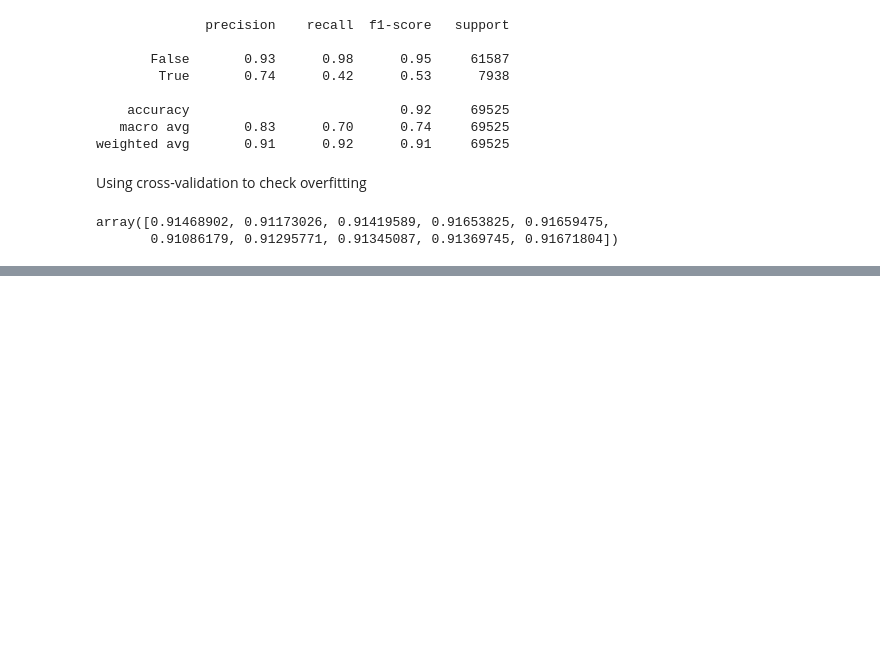
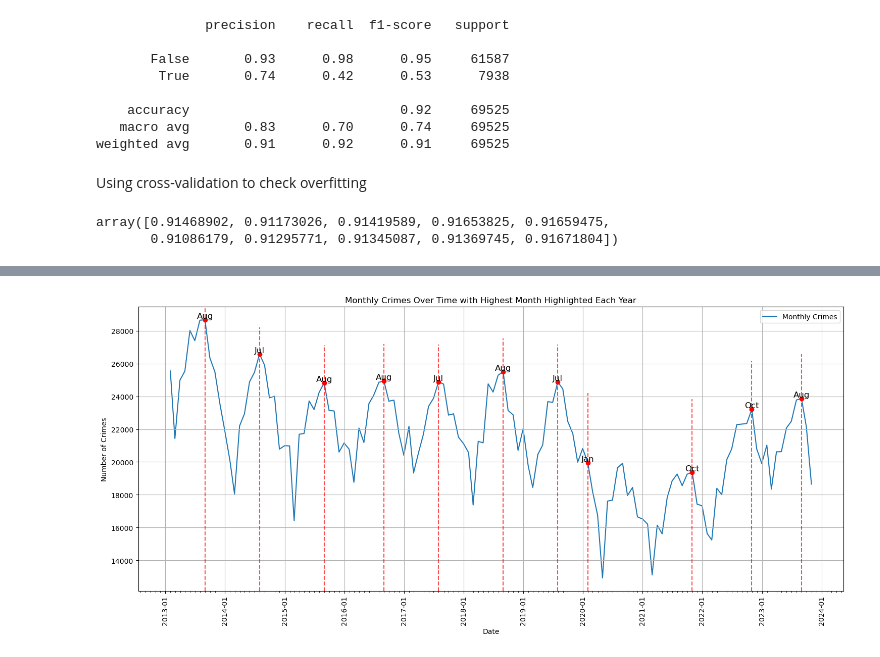
Before and after one commit to AayushG159/CS418-Crime-Root-Detectives, a Jupyter notebook: progress_report.ipynb, the cells around one changed output, grey strips where cells are left out. Cells and saved outputs as stored; diff of their text form; code cells hidden in the pictures; blank space fills up the shorter version.

```diff
--- a/progress_report.ipynb
+++ b/progress_report.ipynb
@@ -290,0 +392,31 @@ array([0.91468902, 0.91173026, 0.91419589, 0.91653825, 0.91659475,
+# %%
+crimes['datef'] = pd.to_datetime(crimes['date'])
+crimes.set_index('datef', inplace=True)
+monthly_crimes = crimes.resample('M').size()
+
+annual_max = monthly_crimes.resample('A').max()
+
+max_crime_months = monthly_crimes[monthly_crimes.isin(annual_max)]
+
+plt.figure(figsize=(15, 7))
+plt.plot(monthly_crimes.index, monthly_crimes, label='Monthly Crimes', zorder=1)
+
+for date, value in max_crime_months.items():
+    plt.scatter(date, value, color='red', zorder=2)
+    plt.axvline(x=date, color='red', linestyle='--', alpha=0.7, ymin=0, ymax=(value/monthly_crimes.max()), zorder=2)
+
+    plt.text(date, value, date.strftime('%b'), color='black', fontsize=12, ha='center', va='bottom')
+
+plt.gca().xaxis.set_major_formatter(mdates.DateFormatter('%Y-%m'))
+plt.gca().xaxis.set_major_locator(mdates.YearLocator())
+plt.gca().xaxis.set_minor_locator(mdates.MonthLocator())
+plt.title('Monthly Crimes Over Time with Highest Month Highlighted Each Year')
+plt.xlabel('Date')
+plt.ylabel('Number of Crimes')
+plt.legend()
+plt.grid(True)
+plt.xticks(rotation=90)
+plt.tight_layout()
+plt.show()
+# %% [output]
+[figure, added]
```
Also changed, not shown: parts of 171 cells of this notebook, 1 other file.
